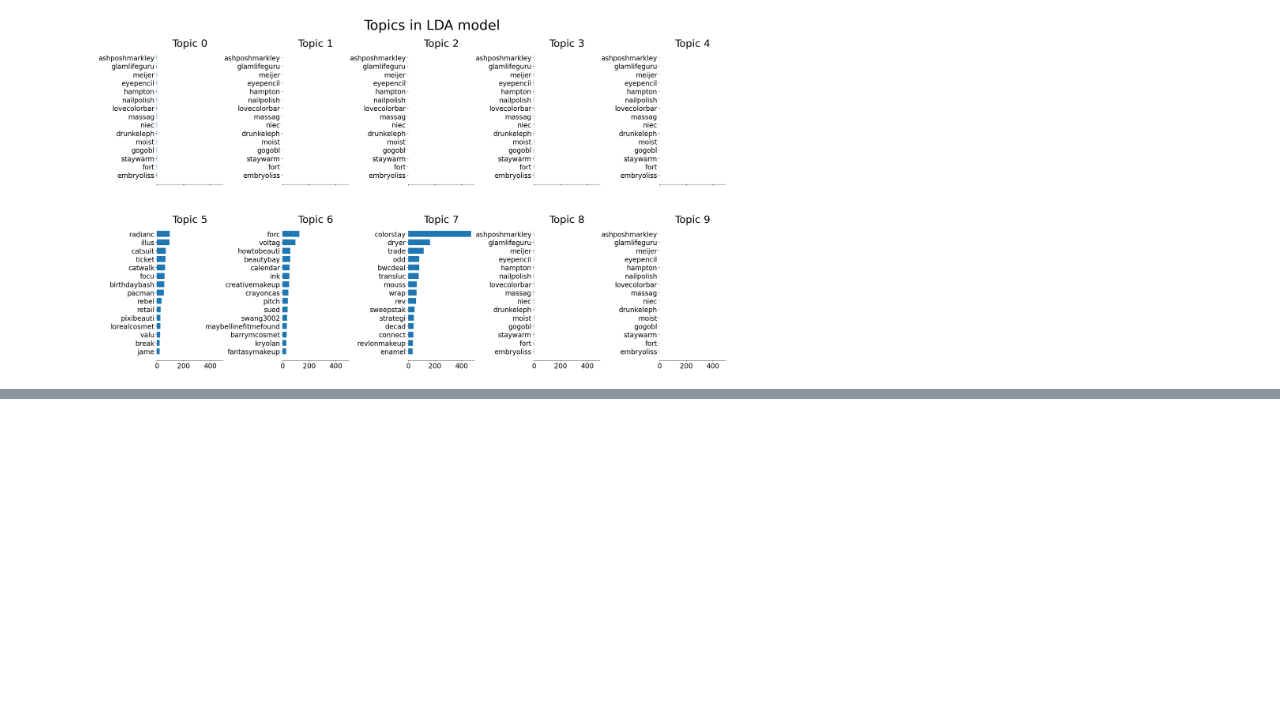
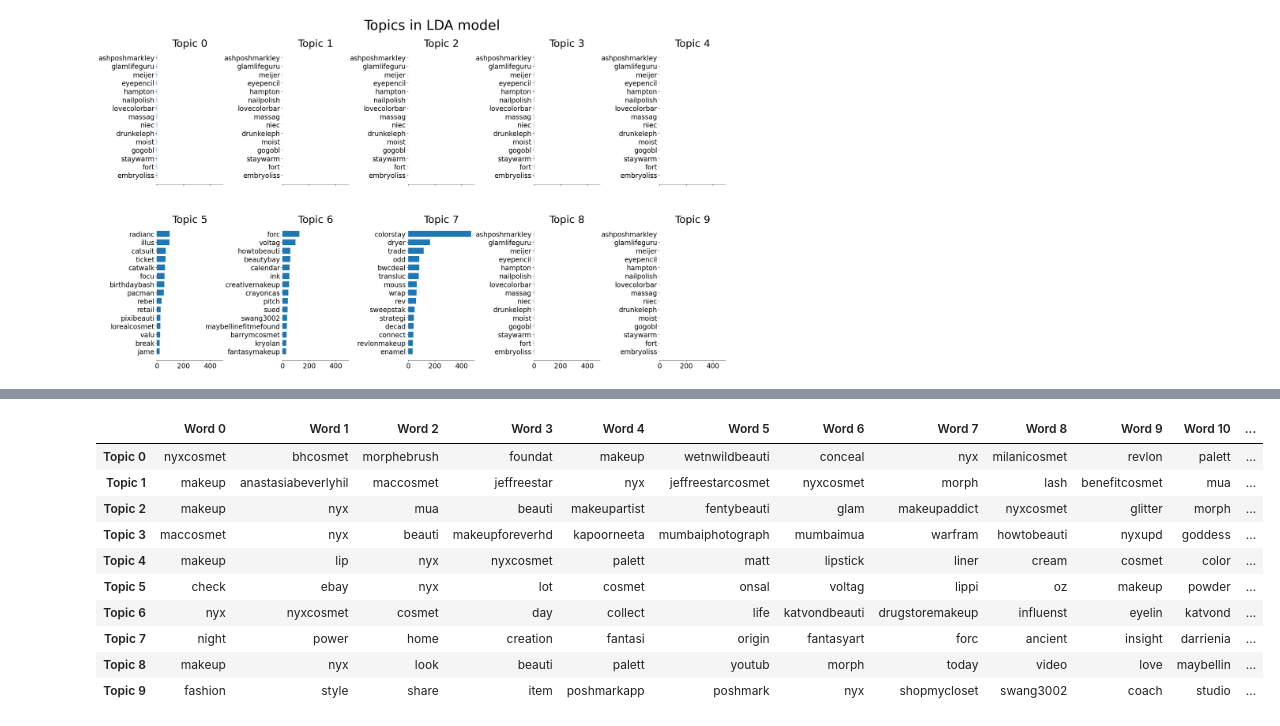
Before and after one commit to jlmjkfd/CS760_2021S2_PA4, a Jupyter notebook: Demo/LDAdemo.ipynb, the cells around one changed output, grey strips where cells are left out. Cells and saved outputs as stored; diff of their text form; code cells hidden in the pictures; blank space fills up the shorter version.

```diff
--- a/Demo/LDAdemo.ipynb
+++ b/Demo/LDAdemo.ipynb
@@ -263,0 +346,29 @@ plot_top_words(lda, tf_vectorizer.get_feature_names(), n_top_words, 'Topics in L
+# %%
+# top n topic keywords
+def show_topics(vectorizer=tf_vectorizer, lda_model=lda, n_words=20):
+    keywords = np.array(vectorizer.get_feature_names())
+    topic_keywords = []
+    for topic_weights in lda_model.components_:
+        top_keyword_locs = (-topic_weights).argsort()[:n_words]
+        topic_keywords.append(keywords.take(top_keyword_locs))
+    return topic_keywords
+
+topic_keywords = show_topics(vectorizer=tf_vectorizer, lda_model=lda_NYX_model, n_words=n_top_words)
+
+# Topic - Keywords Dataframe
+df_topic_keywords = pd.DataFrame(topic_keywords)
+df_topic_keywords.columns = ['Word '+str(i) for i in range(df_topic_keywords.shape[1])]
+df_topic_keywords.index = ['Topic '+str(i) for i in range(df_topic_keywords.shape[0])]
+df_topic_keywords
+# %% [output]
+|  | Word 0 | Word 1 | Word 2 | Word 3 | Word 4 | Word 5 | Word 6 | Word 7 | Word 8 | Word 9 | Word 10 | ... |
+| Topic 0 | nyxcosmet | bhcosmet | morphebrush | foundat | makeup | wetnwildbeauti | conceal | nyx | milanicosmet | revlon | palett | ... |
+| Topic 1 | makeup | anastasiabeverlyhil | maccosmet | jeffreestar | nyx | jeffreestarcosmet | nyxcosmet | morph | lash | benefitcosmet | mua | ... |
+| Topic 2 | makeup | nyx | mua | beauti | makeupartist | fentybeauti | glam | makeupaddict | nyxcosmet | glitter | morph | ... |
+| Topic 3 | maccosmet | nyx | beauti | makeupforeverhd | kapoorneeta | mumbaiphotograph | mumbaimua | warfram | howtobeauti | nyxupd | goddess | ... |
+| Topic 4 | makeup | lip | nyx | nyxcosmet | palett | matt | lipstick | liner | cream | cosmet | color | ... |
+| Topic 5 | check | ebay | nyx | lot | cosmet | onsal | voltag | lippi | oz | makeup | powder | ... |
+| Topic 6 | nyx | nyxcosmet | cosmet | day | collect | life | katvondbeauti | drugstoremakeup | influenst | eyelin | katvond | ... |
+| Topic 7 | night | power | home | creation | fantasi | origin | fantasyart | forc | ancient | insight | darrienia | ... |
+| Topic 8 | makeup | nyx | look | beauti | palett | youtub | morph | today | video | love | maybellin | ... |
+| Topic 9 | fashion | style | share | item | poshmarkapp | poshmark | nyx | shopmycloset | swang3002 | coach | studio | ... |
```
Also changed, not shown: parts of 3 cells of this notebook, 1 other file.
